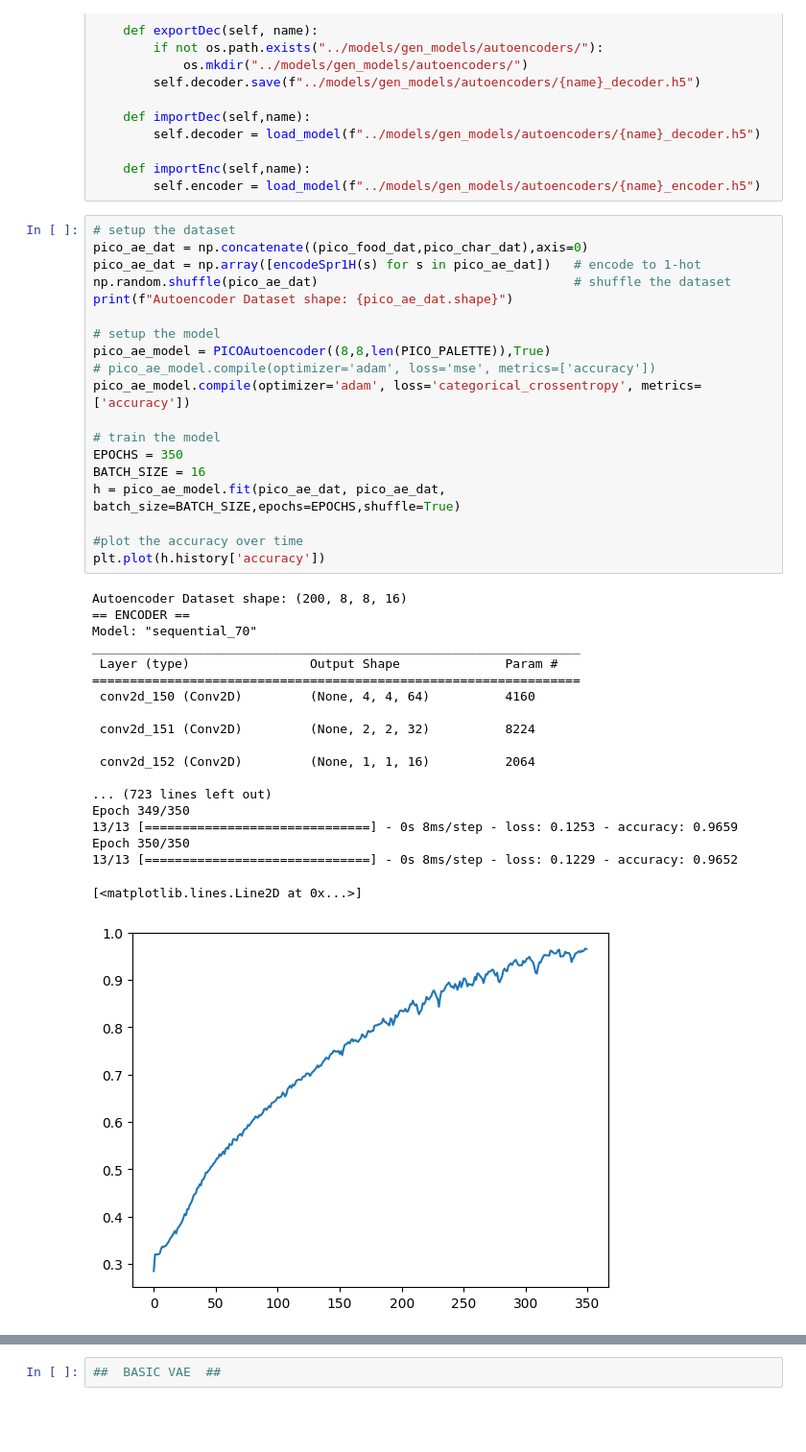
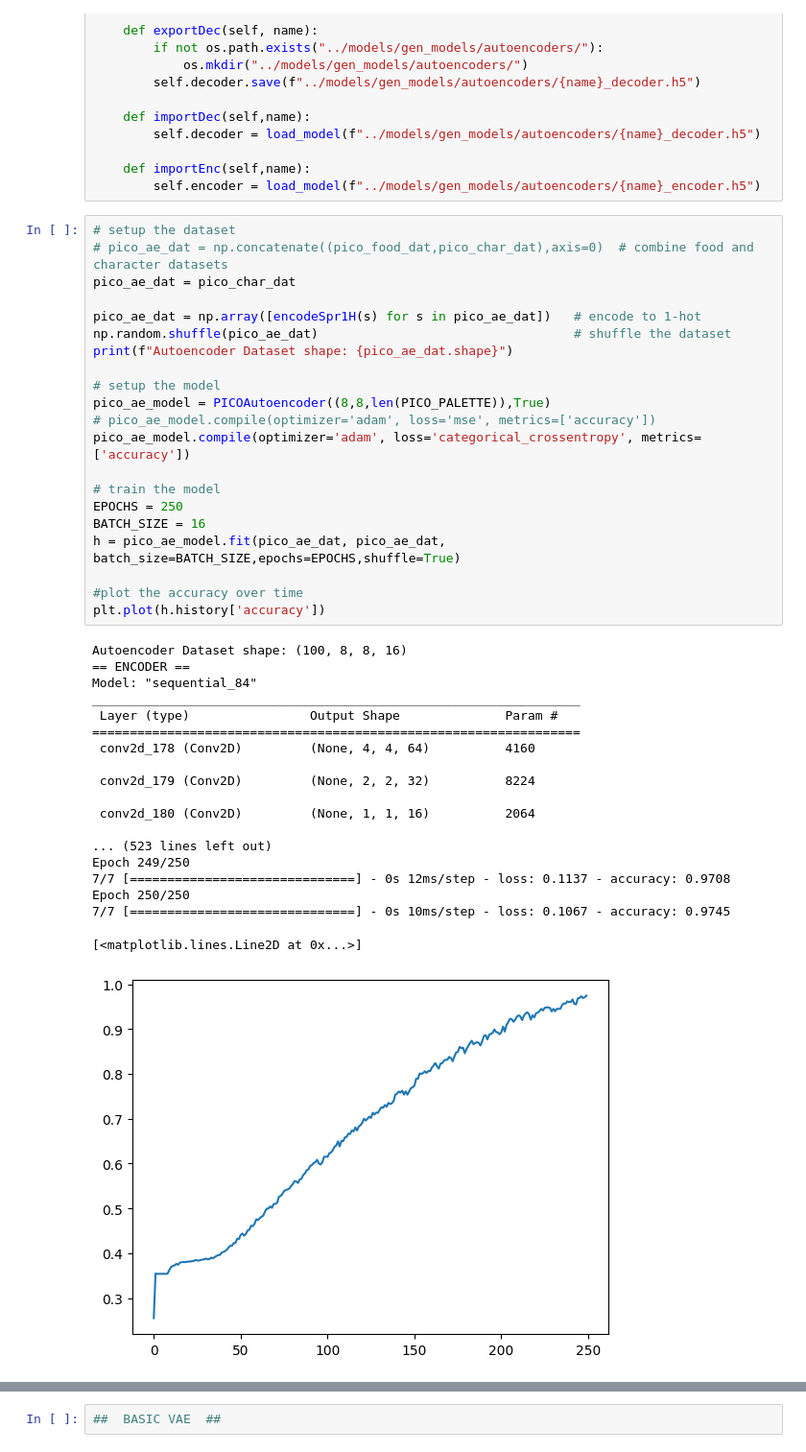
Before and after one commit to MasterMilkX/BMO_chatbot_prototype, a Jupyter notebook: Experimental_Notebooks/prompt_vqvae.ipynb, the cells around one changed output, grey strips where cells are left out. Shown at 96% size. Cells and saved outputs as stored; diff of their text form; blank space fills up the shorter version.

```diff
--- a/Experimental_Notebooks/prompt_vqvae.ipynb
+++ b/Experimental_Notebooks/prompt_vqvae.ipynb
@@ -198,43 +198,45 @@ class PICOAutoencoder(Model):
         self.encoder = load_model(f"../models/gen_models/autoencoders/{name}_encoder.h5")
 # %%
 # setup the dataset
-pico_ae_dat = np.concatenate((pico_food_dat,pico_char_dat),axis=0)
+# pico_ae_dat = np.concatenate((pico_food_dat,pico_char_dat),axis=0)  # combine food and character datasets
+pico_ae_dat = pico_char_dat
+
 pico_ae_dat = np.array([encodeSpr1H(s) for s in pico_ae_dat])   # encode to 1-hot
 np.random.shuffle(pico_ae_dat)                                  # shuffle the dataset
 print(f"Autoencoder Dataset shape: {pico_ae_dat.shape}")
 
 # setup the model
 pico_ae_model = PICOAutoencoder((8,8,len(PICO_PALETTE)),True)
 # pico_ae_model.compile(optimizer='adam', loss='mse', metrics=['accuracy'])
 pico_ae_model.compile(optimizer='adam', loss='categorical_crossentropy', metrics=['accuracy'])
 
 # train the model
-EPOCHS = 350
+EPOCHS = 250
 BATCH_SIZE = 16
 h = pico_ae_model.fit(pico_ae_dat, pico_ae_dat, batch_size=BATCH_SIZE,epochs=EPOCHS,shuffle=True)
 
 #plot the accuracy over time
 plt.plot(h.history['accuracy'])
 # %% [output]
-Autoencoder Dataset shape: (200, 8, 8, 16)
+Autoencoder Dataset shape: (100, 8, 8, 16)
 == ENCODER ==
-Model: "sequential_70"
+Model: "sequential_84"
 _________________________________________________________________
  Layer (type)                Output Shape              Param #
 =================================================================
- conv2d_150 (Conv2D)         (None, 4, 4, 64)          4160
+ conv2d_178 (Conv2D)         (None, 4, 4, 64)          4160
 
- conv2d_151 (Conv2D)         (None, 2, 2, 32)          8224
+ conv2d_179 (Conv2D)         (None, 2, 2, 32)          8224
 
- conv2d_152 (Conv2D)         (None, 1, 1, 16)          2064
+ conv2d_180 (Conv2D)         (None, 1, 1, 16)          2064
 
-... (723 lines left out)
-Epoch 349/350
-13/13 [==============================] - 0s 8ms/step - loss: 0.1253 - accuracy: 0.9659
-Epoch 350/350
-13/13 [==============================] - 0s 8ms/step - loss: 0.1229 - accuracy: 0.9652
+... (523 lines left out)
+Epoch 249/250
+7/7 [==============================] - 0s 12ms/step - loss: 0.1137 - accuracy: 0.9708
+Epoch 250/250
+7/7 [==============================] - 0s 10ms/step - loss: 0.1067 - accuracy: 0.9745
 [<matplotlib.lines.Line2D at 0x...>]
-[figure, old version]
+[figure, new version]
 # %%
 # test output
 ae_test_set = random.choices(pico_ae_dat, k=7)
```
Also changed, not shown: parts of 8 cells of this notebook, 5 other files.
